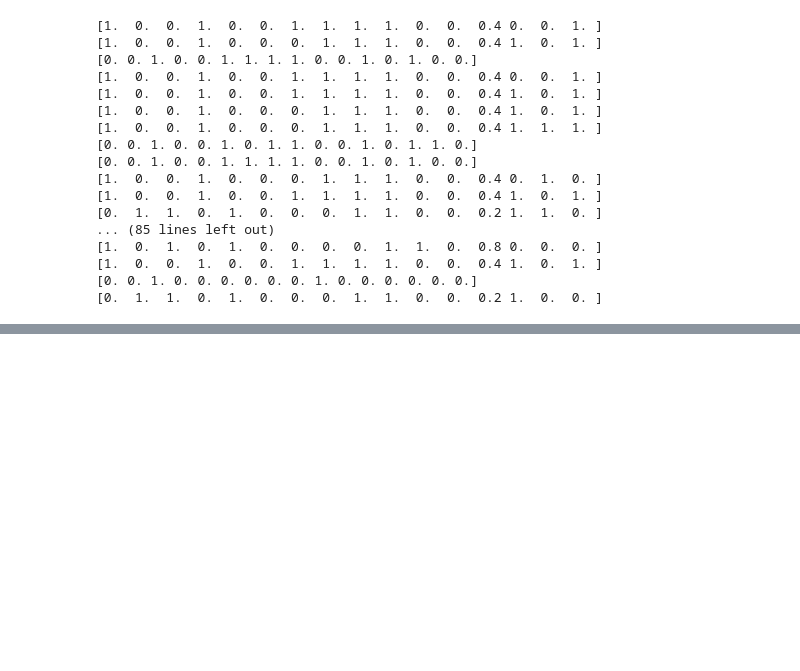
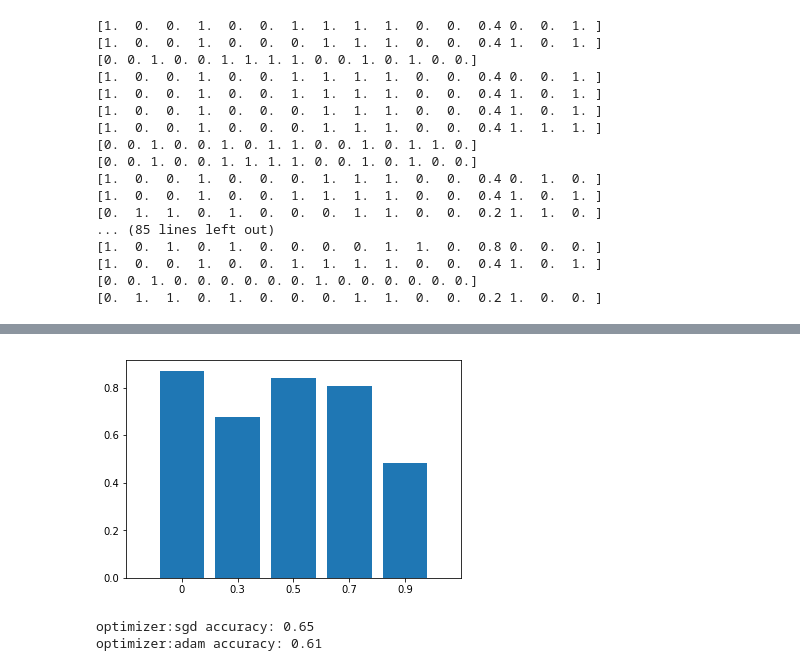
Before and after one commit to gudrb/machine_learning_class, a Jupyter notebook: hw3-sklearn.ipynb, the cells around one changed output, grey strips where cells are left out. Drawn from its saved outputs; the diff is of its cells as text; code cells hidden in the pictures; blank space fills up the shorter version.

```diff
--- a/hw3-sklearn.ipynb
+++ b/hw3-sklearn.ipynb
@@ -271,0 +441,26 @@ for i in zoo_list_att:
+# %%
+import matplotlib.pyplot as plt
+%matplotlib inline
+plt.xticks(np.arange(5),momentum_array)
+ax = plt.gca()
+ax.set_xlim([-1,5])
+plt.bar(np.arange(len(accuracy_array)), accuracy_array)
+plt.show()
+# %% [output]
+[figure, added]
+# %%
+from sklearn.neural_network import MLPClassifier
+from sklearn.metrics import accuracy_score
+
+X_train, X_test, y_train, y_test = train_test_split(np.array(zoo_list)[:,:-1],np.array(zoo_list)[:,-1:],test_size = 0.3,random_state = 42)
+accuracy_array=[]
+optimizer=['sgd', 'adam']
+for i in optimizer:
+    clf = MLPClassifier(hidden_layer_sizes=(30,30),solver=i)
+    clf.fit(X_train,y_train)
+    y_pred = clf.predict(X_test)
+    print('optimizer:%s accuracy: %.2f'%(i,accuracy_score(y_test,y_pred)))
+    accuracy_array.append(accuracy_score(y_test,y_pred))
+# %% [output]
+optimizer:sgd accuracy: 0.65
+optimizer:adam accuracy: 0.61
```
Also changed, not shown: parts of 37 cells of this notebook.
